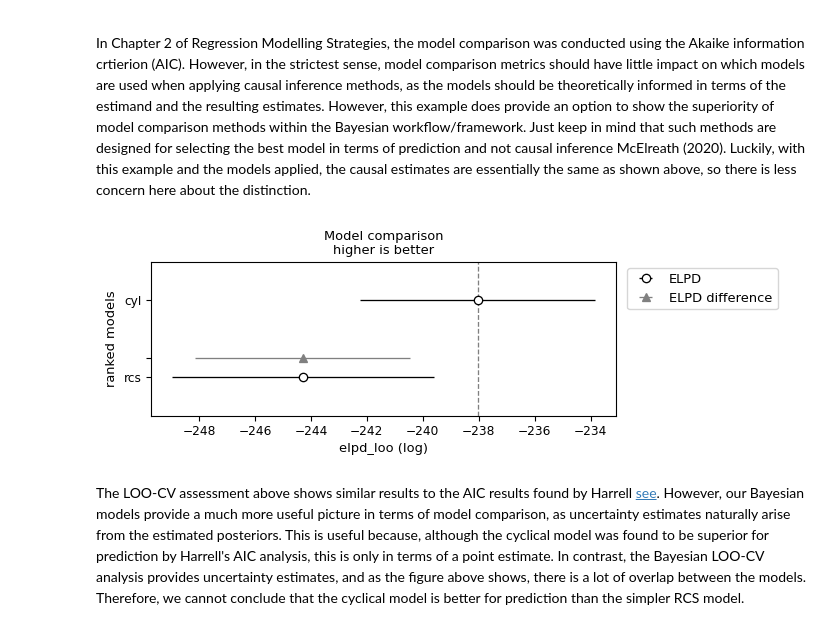
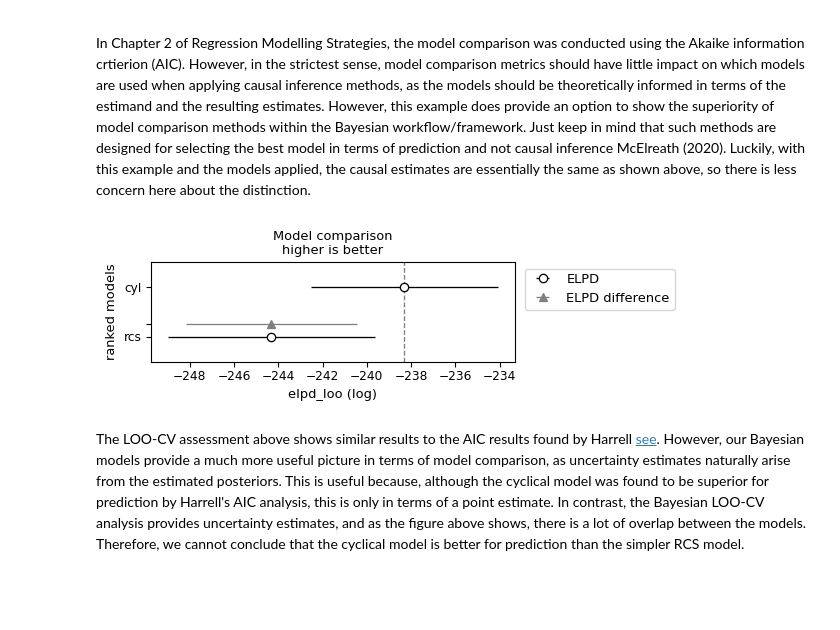
Before and after one commit to HPCurtis/ITS_spline_pymc, a Jupyter notebook: its.ipynb, the cells around one changed output. Drawn from its saved outputs; the diff is of its cells as text; code cells hidden in the pictures; blank space fills up the shorter version.

Commit message:
Add plt savefig

```diff
--- a/its.ipynb
+++ b/its.ipynb
@@ -192,9 +200,11 @@ In Chapter 2 of Regression Modelling Strategies, the model comparison was conduc
 # %%
 # Use arviz loo comparion methods using log-likelihoods calculated in the run_mod() call.
 df_comp_loo = az.compare({"rcs": trace, "cyl": trace_cyl})
 az.plot_compare(df_comp_loo, insample_dev=False);
+plt.tight_layout();
+plt.savefig('vis/loo_comparison_plot.png');
 # %% [output]
-[figure, old version]
+[figure, new version]
 # %% [markdown]
 The LOO-CV assessment above shows similar results to the AIC results found by Harrell [see](https://hbiostat.org/rmsc/genreg). However, our Bayesian models provide a much more useful picture in terms of model comparison, as uncertainty estimates naturally arise from the estimated posteriors. This is useful because, although the cyclical model was found to be superior for prediction by Harrell's AIC analysis, this is only in terms of a point estimate. In contrast, the Bayesian LOO-CV analysis provides uncertainty estimates, and as the figure above shows, there is a lot of overlap between the models. Therefore, we cannot conclude that the cyclical model is better for prediction than the simpler RCS model.
 # %% [markdown]
```
Also changed, not shown: parts of 9 cells of this notebook.
